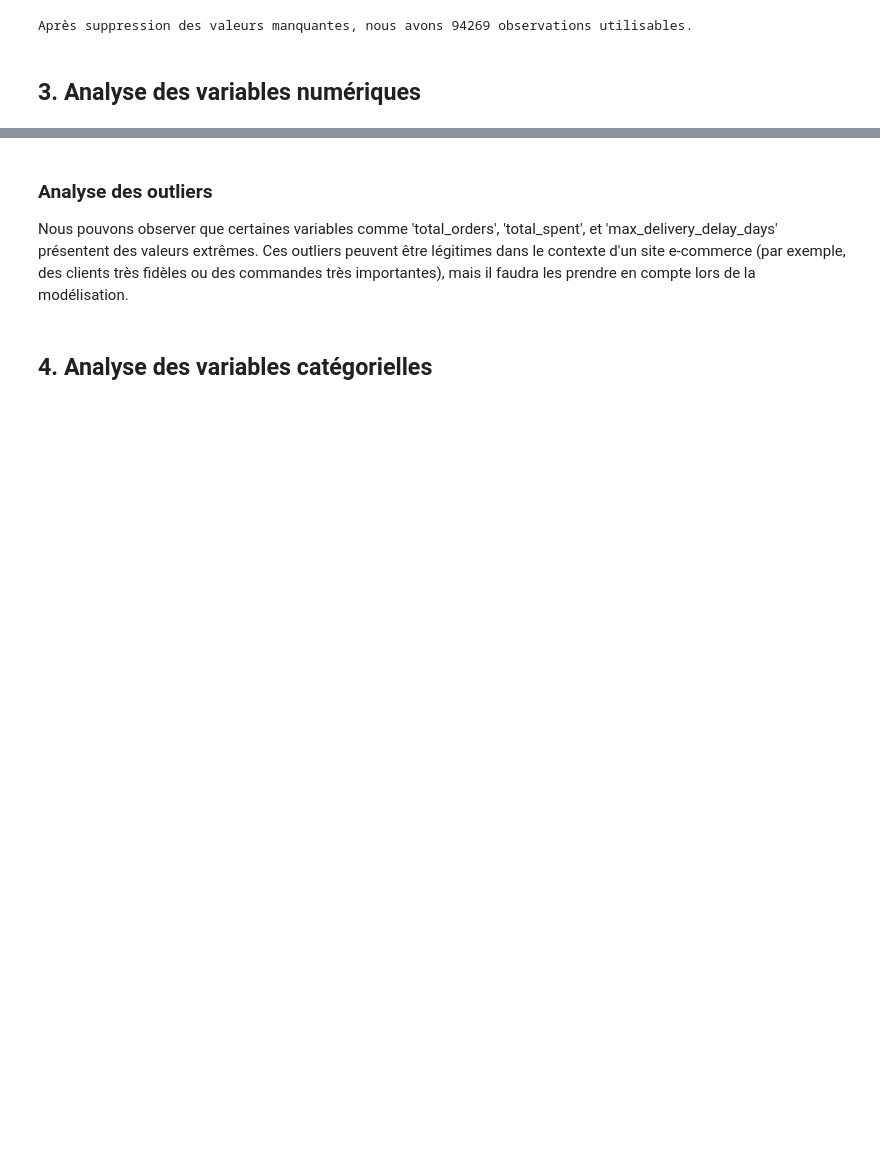
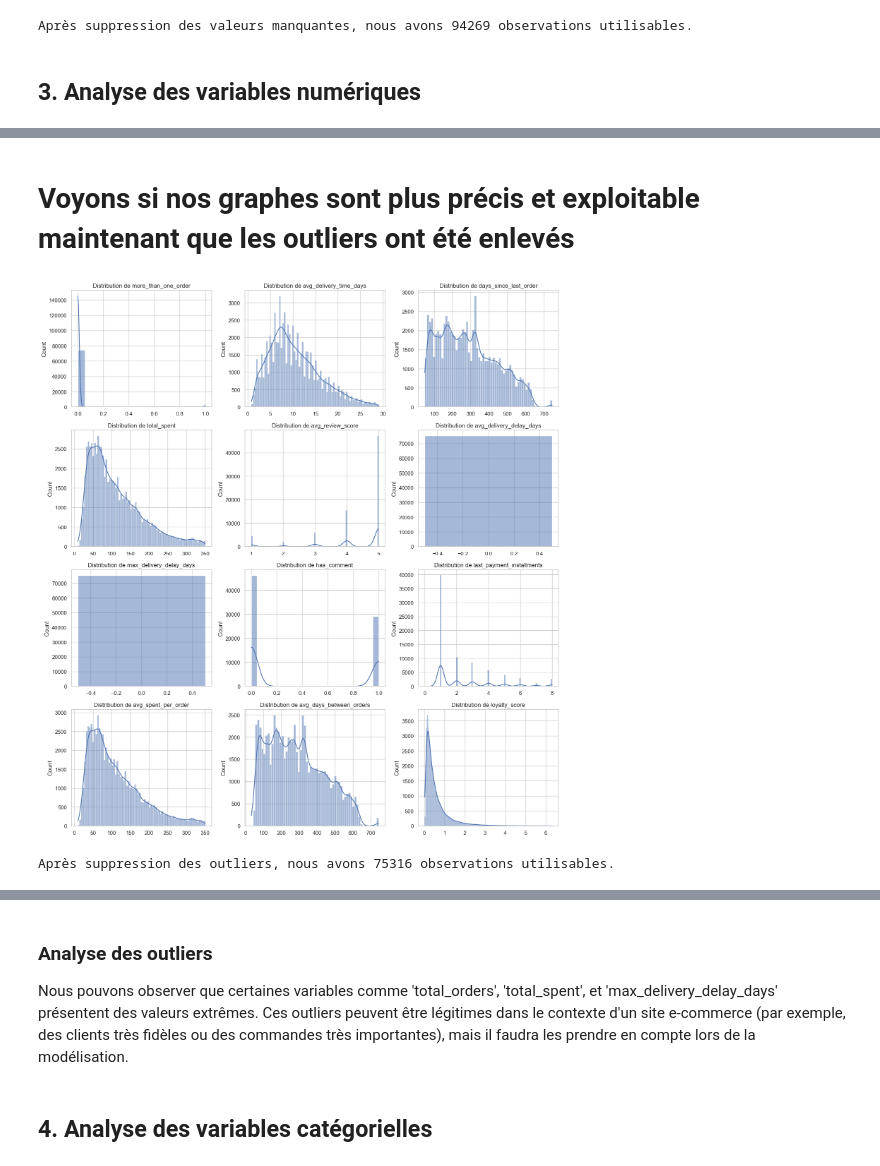
Before and after one commit to CharbonneauJean/OC-Projet4, a Jupyter notebook: analyse_exploratoire.ipynb, the cells around one changed output, grey strips where cells are left out. Saved outputs shown, nothing was run; the diff lists cells and outputs as text; code cells hidden in the pictures; blank space fills up the shorter version.

```diff
--- a/analyse_exploratoire.ipynb
+++ b/analyse_exploratoire.ipynb
@@ -124,0 +276,35 @@ plt.show()
+# %% [markdown]
+# Voyons si nos graphes sont plus précis et exploitable maintenant que les outliers ont été enlevés
+# %%
+import math
+import matplotlib.pyplot as plt
+import seaborn as sns
+
+# Nombre total de graphiques à tracer
+num_plots = len(numeric_columns)
+# Définir le nombre de colonnes souhaité, par exemple 3
+num_cols = 3
+# Calculer le nombre de lignes nécessaires
+num_rows = math.ceil(num_plots / num_cols)
+
+fig, axes = plt.subplots(num_rows, num_cols, figsize=(num_cols * 5, num_rows * 4))
+axes = axes.flatten()  # Mettre tous les axes dans un tableau 1D
+
+for idx, col in enumerate(numeric_columns):
+    sns.histplot(df[col], kde=True, ax=axes[idx])
+    axes[idx].set_title(f'Distribution de {col}')
+    axes[idx].set_xlabel('')
+
+# Supprimer les axes inutilisés
+for ax in axes[num_plots:]:
+    fig.delaxes(ax)
+
+plt.tight_layout()
+plt.show()
+# %% [output]
+[figure, added]
+# %%
+# show number of lines remaining after removing outliers
+print(f"Après suppression des outliers, nous avons {df.shape[0]} observations utilisables.")
+# %% [output]
+Après suppression des outliers, nous avons 75316 observations utilisables.
```
Also changed, not shown: parts of 28 cells of this notebook, 11 other files.
